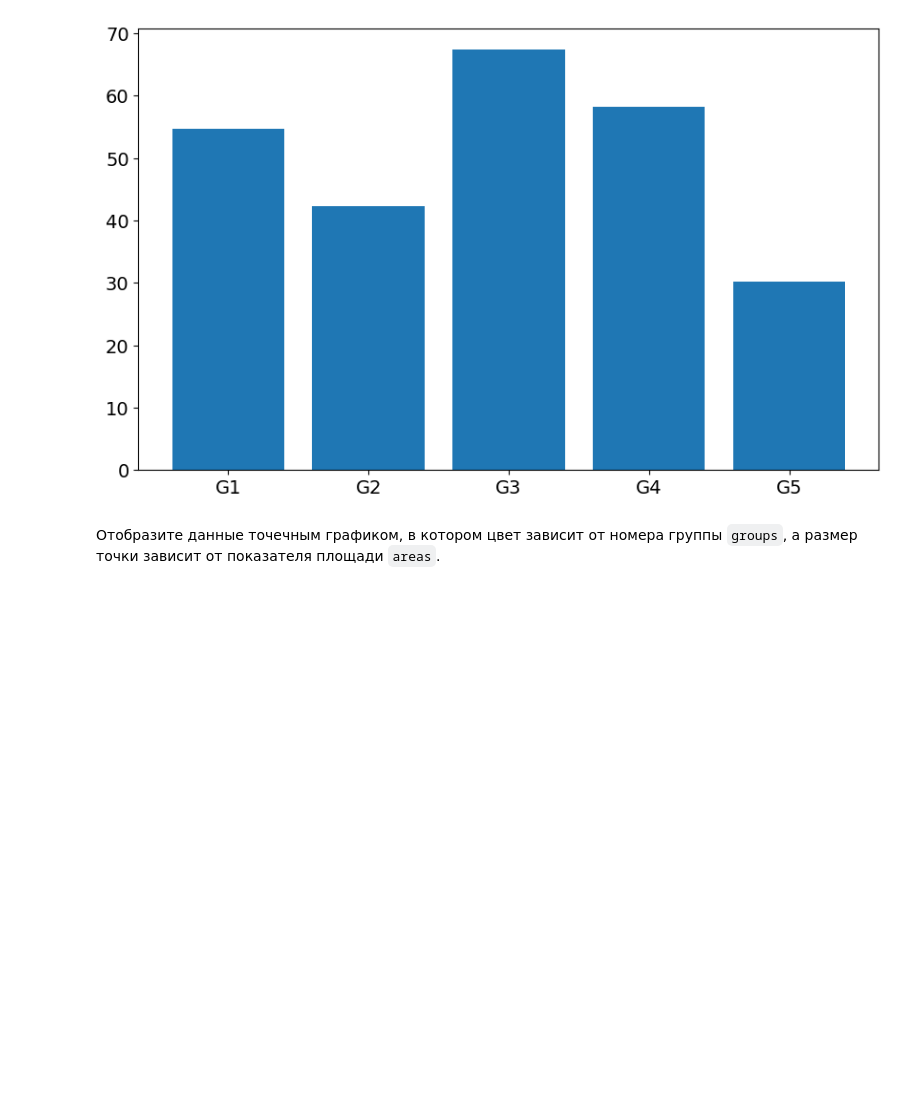
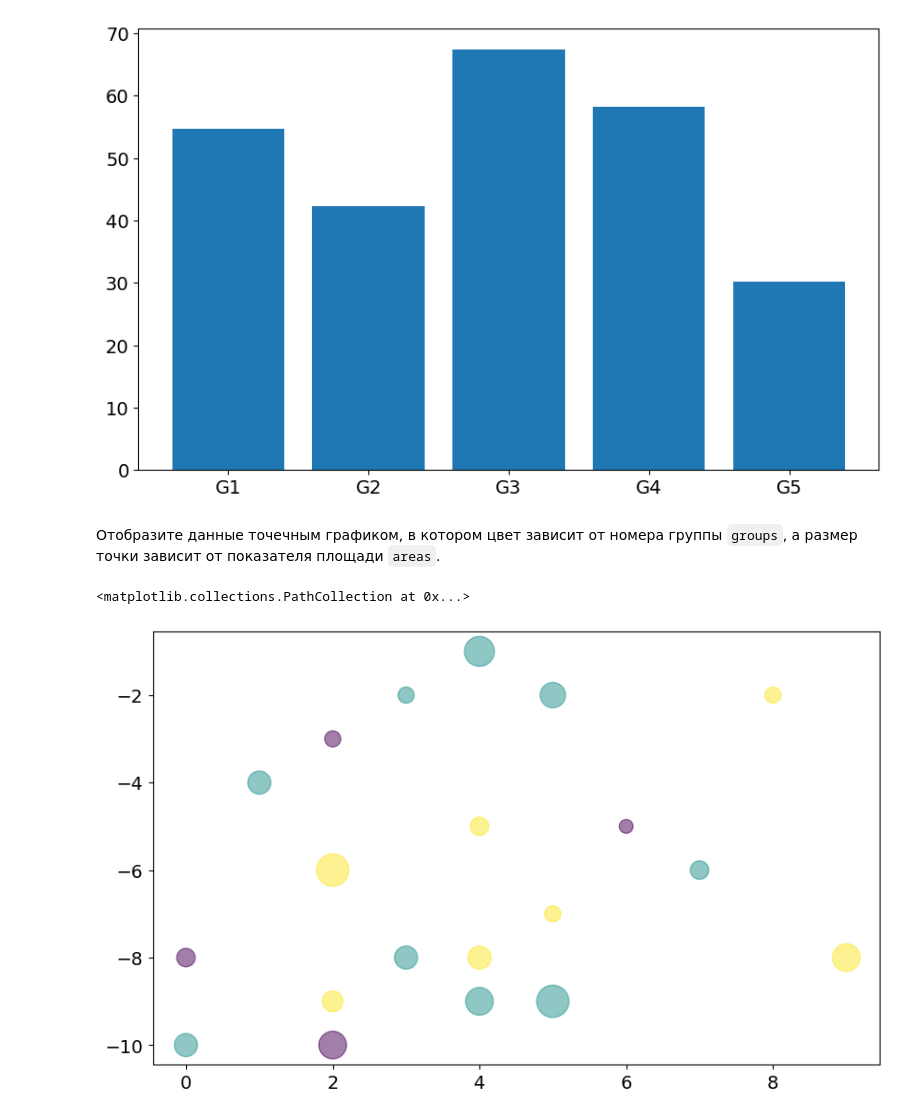
Before and after one commit to truep30/mlEdu, a Jupyter notebook: notebooks/05_Matplotlib.ipynb, the cells around one changed output. Saved outputs shown, nothing was run; the diff lists cells and outputs as text; code cells hidden in the pictures; blank space fills up the shorter version.

```diff
--- a/notebooks/05_Matplotlib.ipynb
+++ b/notebooks/05_Matplotlib.ipynb
@@ -492,9 +492,11 @@ plt.bar(x_labels, groups_means)
 # %%
 n_samples = 20
 x = np.random.randint(0, 10, size=n_samples)
 y = np.random.randint(-10, 0, size=n_samples)
 areas = np.pi * np.random.randint(5, 15, size=n_samples)**2
 groups = np.random.randint(0, 3, size=n_samples)
 
-plt.scatter()
-# TODO
+plt.scatter(x, y, areas, groups, alpha=0.5)
+# %% [output]
+<matplotlib.collections.PathCollection at 0x...>
+[figure, added]
```
Also changed, not shown: parts of 1 cell of this notebook, 1 other file.
